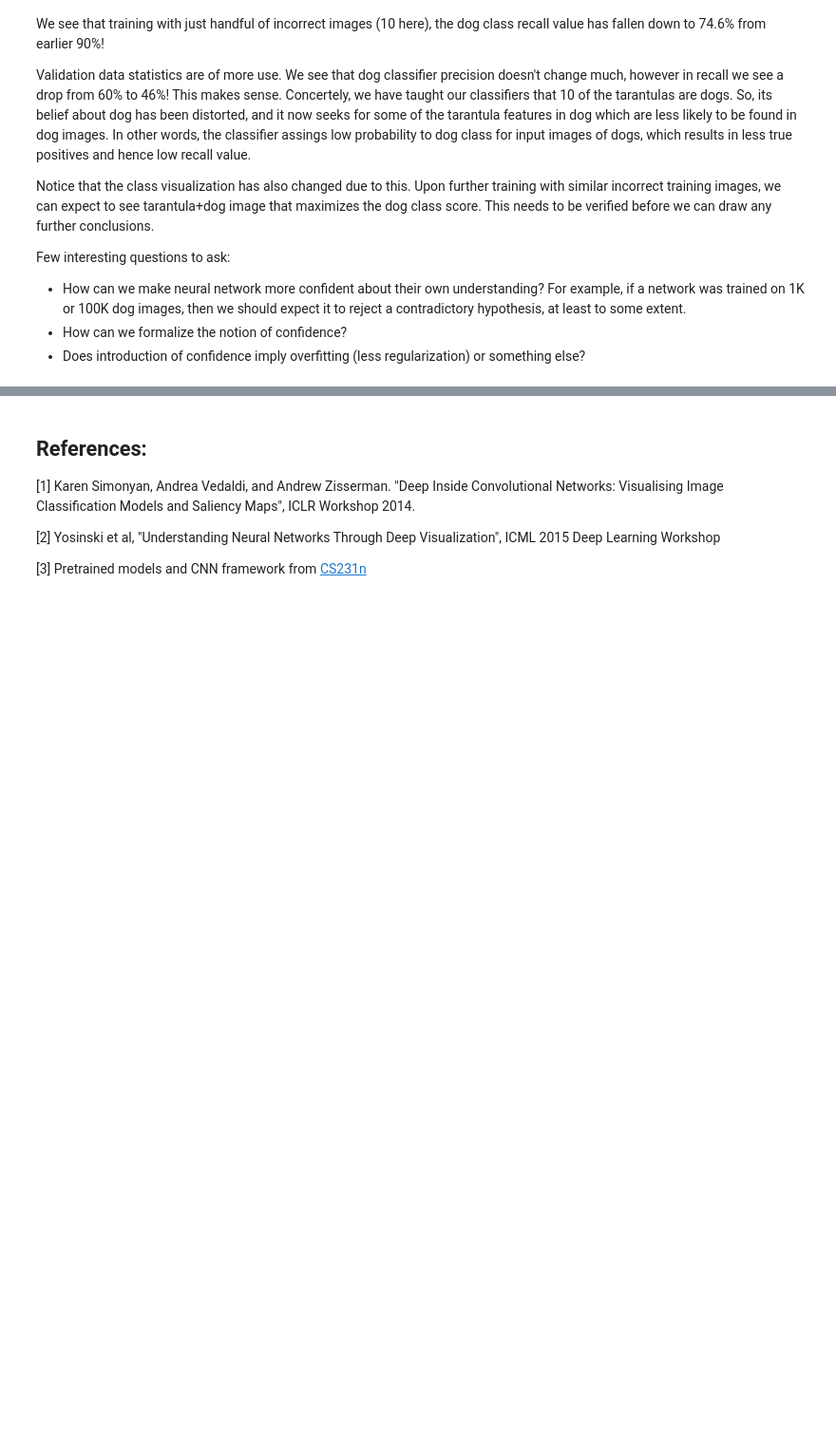
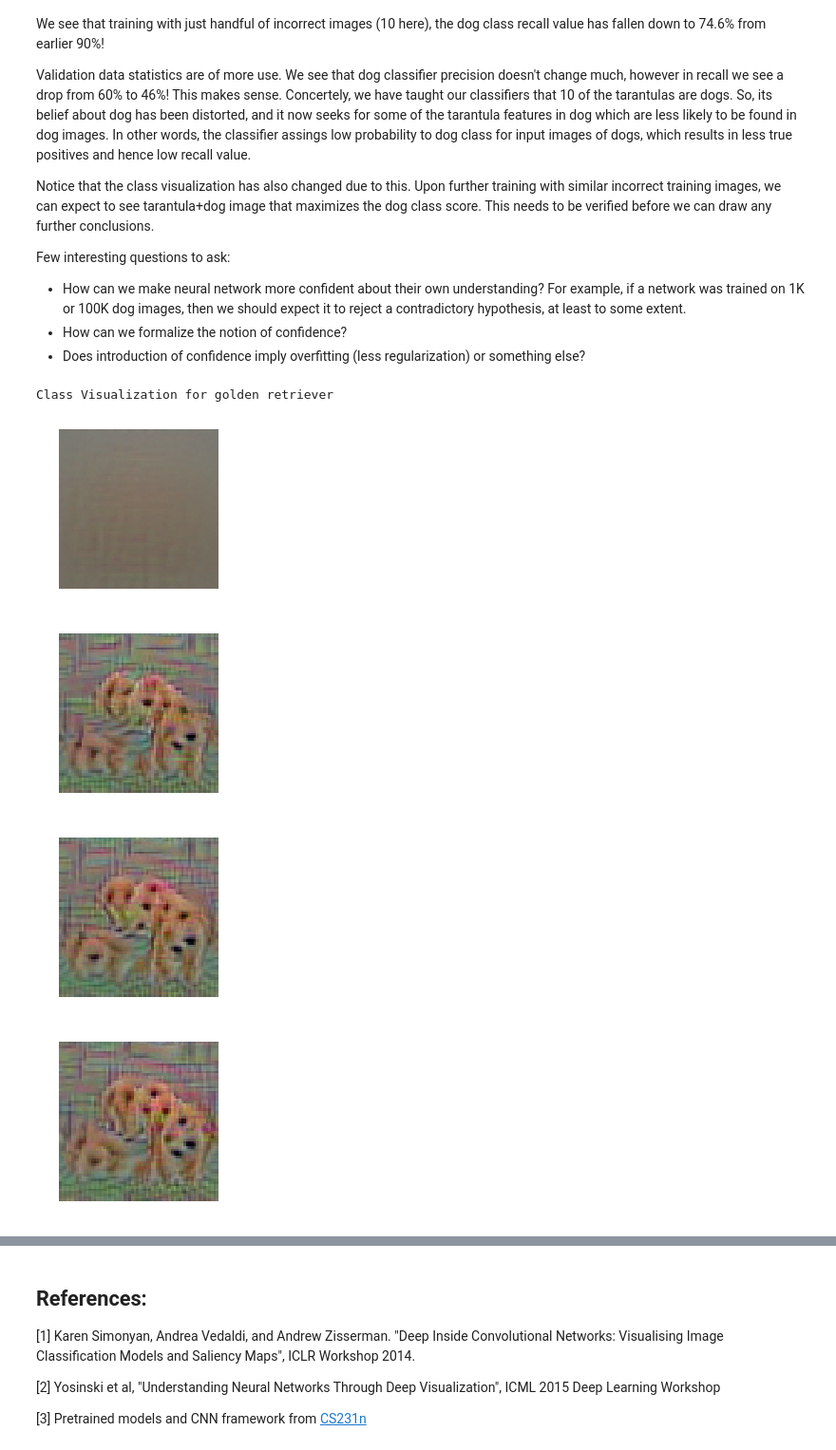
Before and after one commit to yrevar/neuralnets, a Jupyter notebook: analysis_nnet_confidence/analysis_nnet_overfitting_vs_confidence.ipynb, the cells around one changed output, grey strips where cells are left out. Shown at 95% size. Drawn from its saved outputs; the diff is of its cells as text; code cells hidden in the pictures; blank space fills up the shorter version.

Commit message:
more tarantulas..

```diff
--- a/analysis_nnet_confidence/analysis_nnet_overfitting_vs_confidence.ipynb
+++ b/analysis_nnet_confidence/analysis_nnet_overfitting_vs_confidence.ipynb
@@ -440,3 +444,21 @@ Few interesting questions to ask:
 - How can we make neural network more confident about their own understanding? For example, if a network was trained on 1K or 100K dog images, then we should expect it to reject a contradictory hypothesis, at least to some extent.
 - How can we formalize the notion of confidence?
 - Does introduction of confidence imply overfitting (less regularization) or something else?
+# %%
+loss, grads = model.loss(tarantula_train_images[10:110], golden_retriever_cls)
+
+# Perform a parameter update
+for p, w in model.params.iteritems():
+  dw = grads[p]
+  config = {}
+  next_w, next_config = optim.adam(w, dw, config)
+  model.params[p] = next_w
+# %%
+print "Class Visualization for {}".format(data['class_names'][golden_retriever_cls][0])
+X3 = create_class_visualization(target_y, model, show_every=50, num_iterations=200)
+# %% [output]
+Class Visualization for golden retriever
+[figure, added]
+[figure, added]
+[figure, added]
+[figure, added]
```
Also changed, not shown: parts of 17 cells of this notebook.
